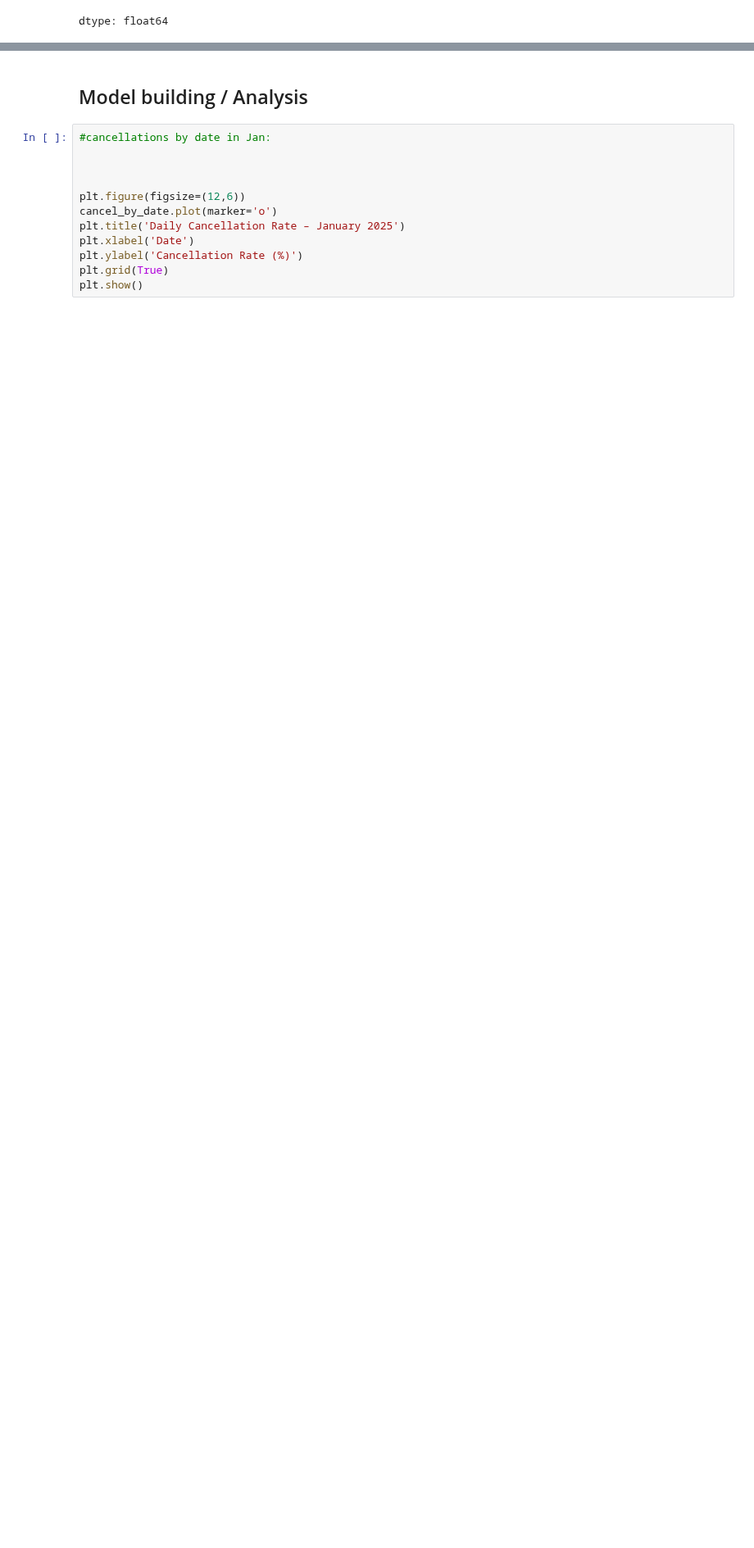
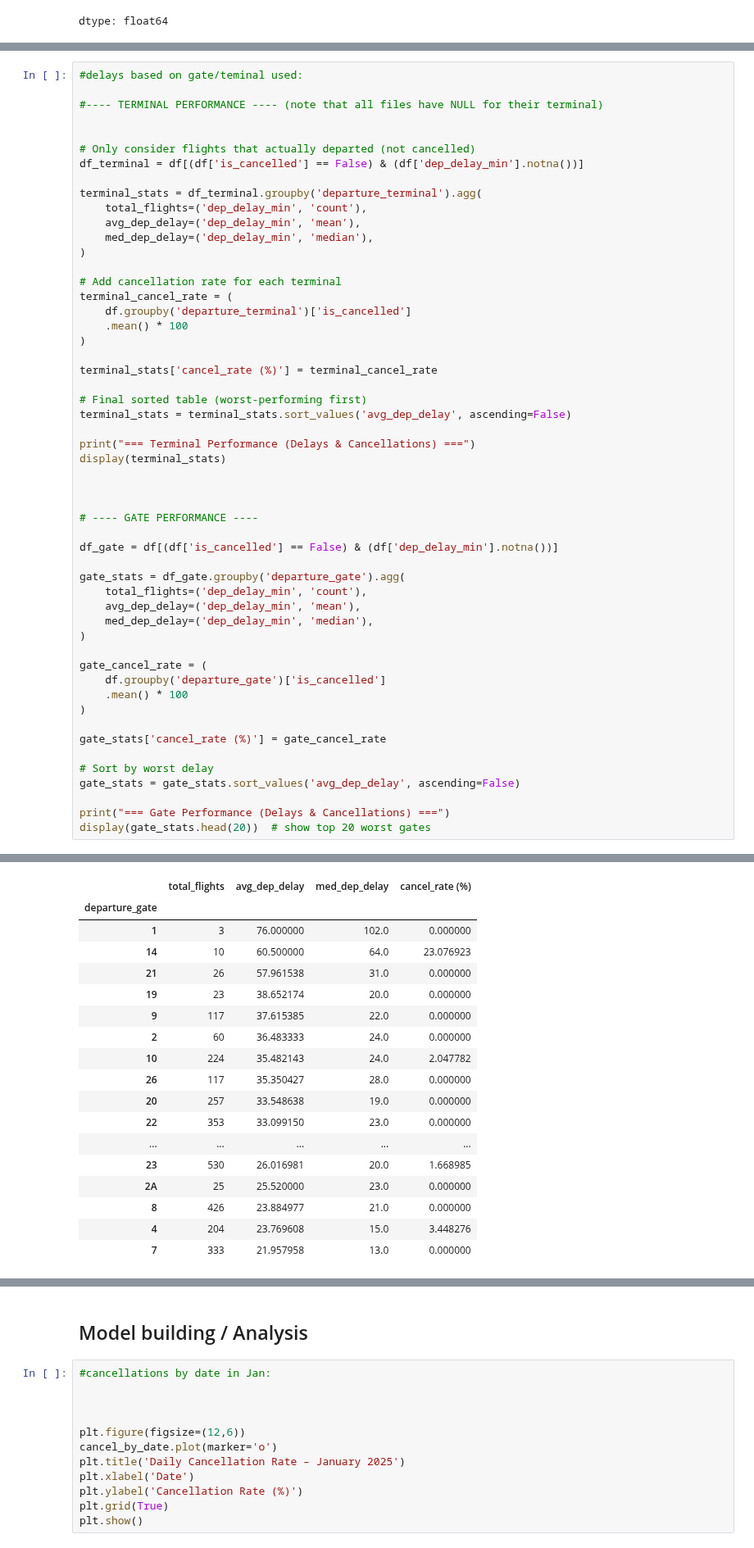
Before and after one commit to Iamkoss/cis9650_flight_data, a Jupyter notebook: fligh_data.ipynb, the cells around one changed output, grey strips where cells are left out. Shown at 82% size. Drawn from its saved outputs; the diff is of its cells as text; blank space fills up the shorter version.

```diff
--- a/fligh_data.ipynb
+++ b/fligh_data.ipynb
@@ -749,0 +716,54 @@ Percentage delayed: 100.00%
+# %%
+#delays based on gate/teminal used:
+
+#---- TERMINAL PERFORMANCE ---- (note that all files have NULL for their terminal)
+
+
+# Only consider flights that actually departed (not cancelled)
+df_terminal = df[(df['is_cancelled'] == False) & (df['dep_delay_min'].notna())]
+
+terminal_stats = df_terminal.groupby('departure_terminal').agg(
+    total_flights=('dep_delay_min', 'count'),
+    avg_dep_delay=('dep_delay_min', 'mean'),
+    med_dep_delay=('dep_delay_min', 'median'),
+)
+
+# Add cancellation rate for each terminal
+terminal_cancel_rate = (
+    df.groupby('departure_terminal')['is_cancelled']
+    .mean() * 100
+)
+
+terminal_stats['cancel_rate (%)'] = terminal_cancel_rate
+
+# Final sorted table (worst-performing first)
+terminal_stats = terminal_stats.sort_values('avg_dep_delay', ascending=False)
+
+print("=== Terminal Performance (Delays & Cancellations) ===")
+display(terminal_stats)
+
+
+
+# ---- GATE PERFORMANCE ----
+
+df_gate = df[(df['is_cancelled'] == False) & (df['dep_delay_min'].notna())]
+
+gate_stats = df_gate.groupby('departure_gate').agg(
+    total_flights=('dep_delay_min', 'count'),
+    avg_dep_delay=('dep_delay_min', 'mean'),
+    med_dep_delay=('dep_delay_min', 'median'),
+)
+
+gate_cancel_rate = (
+    df.groupby('departure_gate')['is_cancelled']
+    .mean() * 100
+)
+
+gate_stats['cancel_rate (%)'] = gate_cancel_rate
+
+# Sort by worst delay
+gate_stats = gate_stats.sort_values('avg_dep_delay', ascending=False)
+
+print("=== Gate Performance (Delays & Cancellations) ===")
+display(gate_stats.head(20))  # show top 20 worst gates
+# %% [output]
@@ -749,0 +775,18 @@ Percentage delayed: 100.00%
+|  | total_flights | avg_dep_delay | med_dep_delay | cancel_rate (%) |
+| departure_gate |  |  |  |  |
+| 1 | 3 | 76.000000 | 102.0 | 0.000000 |
+| 14 | 10 | 60.500000 | 64.0 | 23.076923 |
+| 21 | 26 | 57.961538 | 31.0 | 0.000000 |
+| 19 | 23 | 38.652174 | 20.0 | 0.000000 |
+| 9 | 117 | 37.615385 | 22.0 | 0.000000 |
+| 2 | 60 | 36.483333 | 24.0 | 0.000000 |
+| 10 | 224 | 35.482143 | 24.0 | 2.047782 |
+| 26 | 117 | 35.350427 | 28.0 | 0.000000 |
+| 20 | 257 | 33.548638 | 19.0 | 0.000000 |
+| 22 | 353 | 33.099150 | 23.0 | 0.000000 |
+| ... | ... | ... | ... | ... |
+| 23 | 530 | 26.016981 | 20.0 | 1.668985 |
+| 2A | 25 | 25.520000 | 23.0 | 0.000000 |
+| 8 | 426 | 23.884977 | 21.0 | 0.000000 |
+| 4 | 204 | 23.769608 | 15.0 | 3.448276 |
+| 7 | 333 | 21.957958 | 13.0 | 0.000000 |
```
Also changed, not shown: parts of 13 cells of this notebook.
